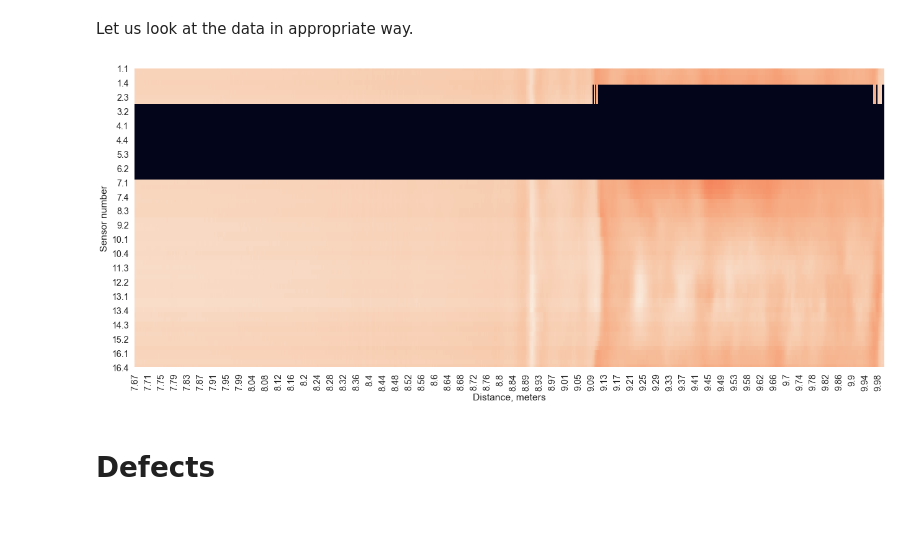
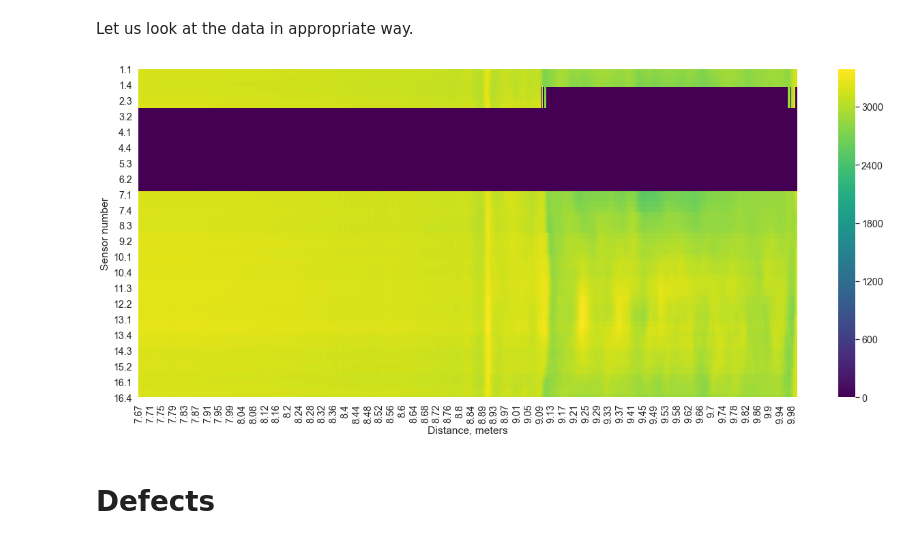
Before and after one commit to waico/CV-for-anomaly-detection-in-industrial-applications, a Jupyter notebook: pipelines/data_preparation_for_defects_detection.ipynb, the cells around one changed output. Cells and saved outputs as stored; diff of their text form; code cells hidden in the pictures.

```diff
--- a/pipelines/data_preparation_for_defects_detection.ipynb
+++ b/pipelines/data_preparation_for_defects_detection.ipynb
@@ -54,17 +53,17 @@ Let us look at the data in appropriate way.
 # %%
 df_to_plot = df[:10]
 df_to_plot.index = np.round(df_to_plot.index, 2)
 num_of_labels = int(df_to_plot.shape[1]/5)
 
 sns.set(rc={'figure.figsize':(18,8)})
 sns.set(font_scale=1.3)
-sns_plot = sns.heatmap(df_to_plot.T, cbar=False, xticklabels=num_of_labels)
+sns_plot = sns.heatmap(df_to_plot.T, cbar=True, xticklabels=num_of_labels, cmap='viridis')
 plt.xlabel('Distance, meters')
 plt.ylabel('Sensor number')
 plt.tight_layout()
 plt.show()
 # %% [output]
-[figure, old version]
+[figure, new version]
 # %% [markdown]
 # Defects
 # %% [markdown]
```
Also changed, not shown: parts of 39 cells of this notebook, 8 other files.
